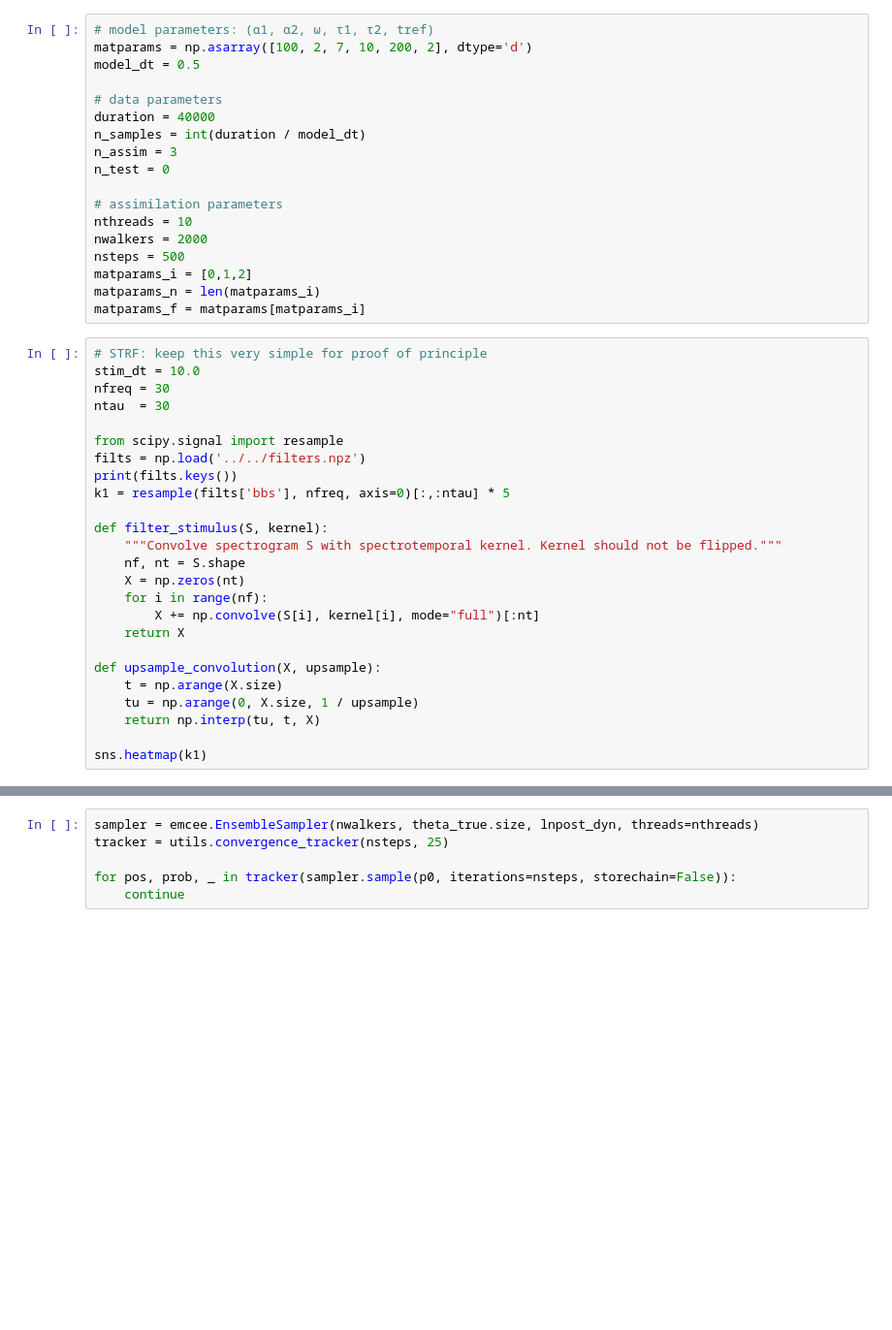
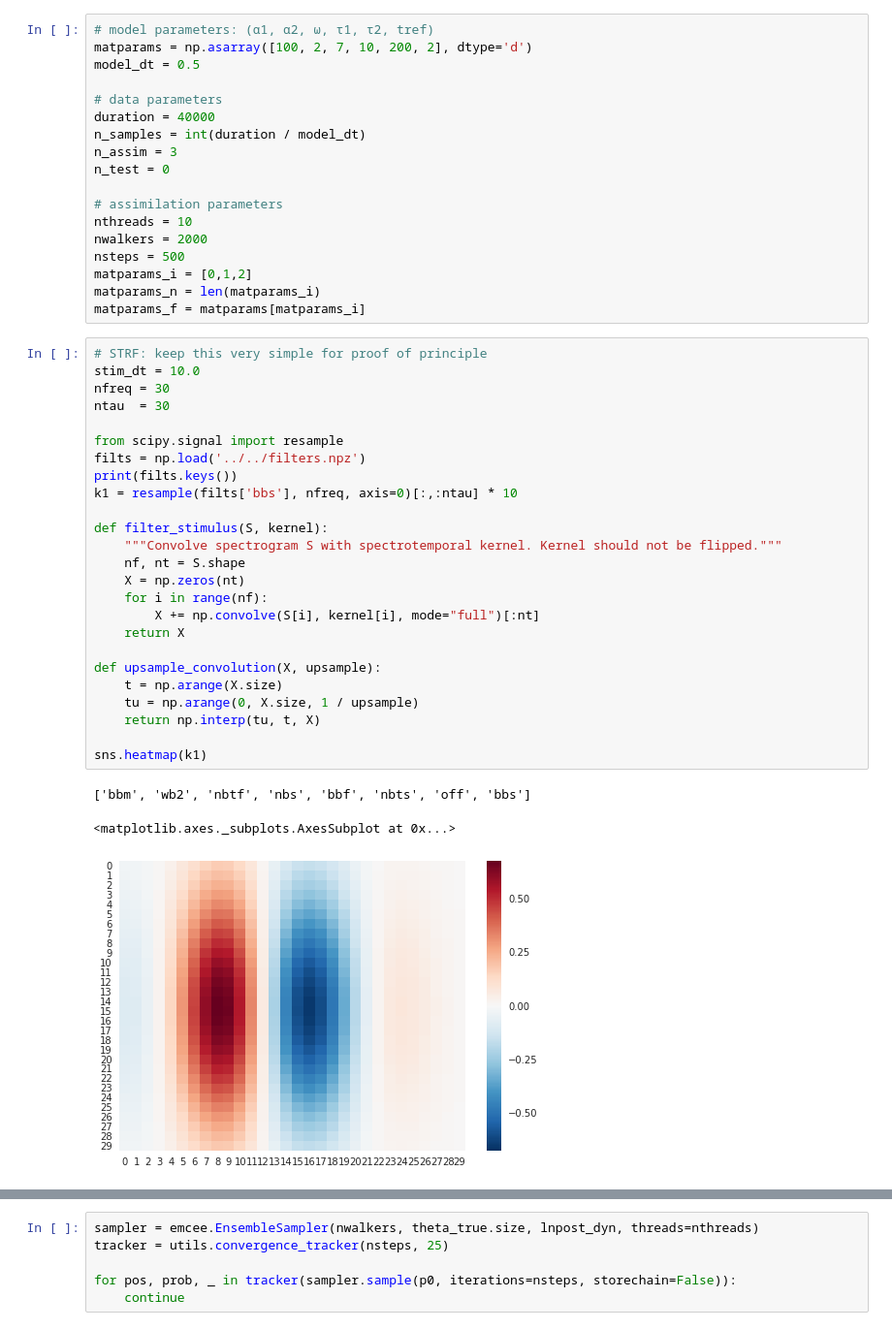
Before and after one commit to melizalab/dstrf, a Jupyter notebook: notebooks/glmat/glmat_2d_twin.ipynb, the cells around one changed output, grey strips where cells are left out. Shown at 97% size. Drawn from its saved outputs; the diff is of its cells as text; blank space fills up the shorter version.

```diff
--- a/notebooks/glmat/glmat_2d_twin.ipynb
+++ b/notebooks/glmat/glmat_2d_twin.ipynb
@@ -36,28 +36,32 @@ matparams_f = matparams[matparams_i]
 # %%
 # STRF: keep this very simple for proof of principle
 stim_dt = 10.0
 nfreq = 30
 ntau  = 30
 
 from scipy.signal import resample
 filts = np.load('../../filters.npz')
 print(filts.keys())
-k1 = resample(filts['bbs'], nfreq, axis=0)[:,:ntau] * 5
+k1 = resample(filts['bbs'], nfreq, axis=0)[:,:ntau] * 10
 
 def filter_stimulus(S, kernel):
     """Convolve spectrogram S with spectrotemporal kernel. Kernel should not be flipped."""
     nf, nt = S.shape
     X = np.zeros(nt)
     for i in range(nf):
         X += np.convolve(S[i], kernel[i], mode="full")[:nt]
     return X
 
 def upsample_convolution(X, upsample):
     t = np.arange(X.size)
     tu = np.arange(0, X.size, 1 / upsample)
     return np.interp(tu, t, X)
 
 sns.heatmap(k1)
+# %% [output]
+['bbm', 'wb2', 'nbtf', 'nbs', 'bbf', 'nbts', 'off', 'bbs']
+<matplotlib.axes._subplots.AxesSubplot at 0x...>
+[figure, added]
 # %%
 # generate some random data to fit
 np.random.seed(1)
```
Also changed, not shown: parts of 7 cells of this notebook.
